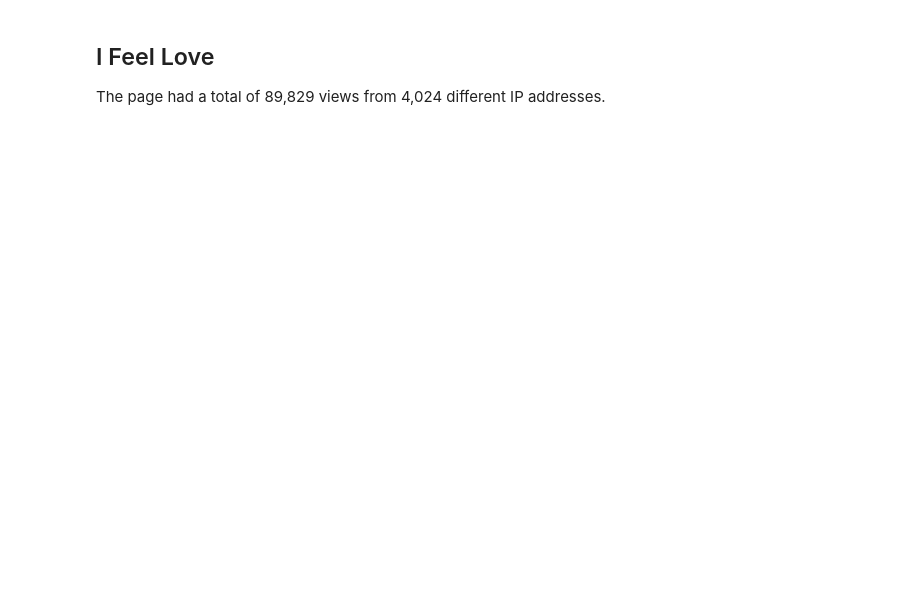
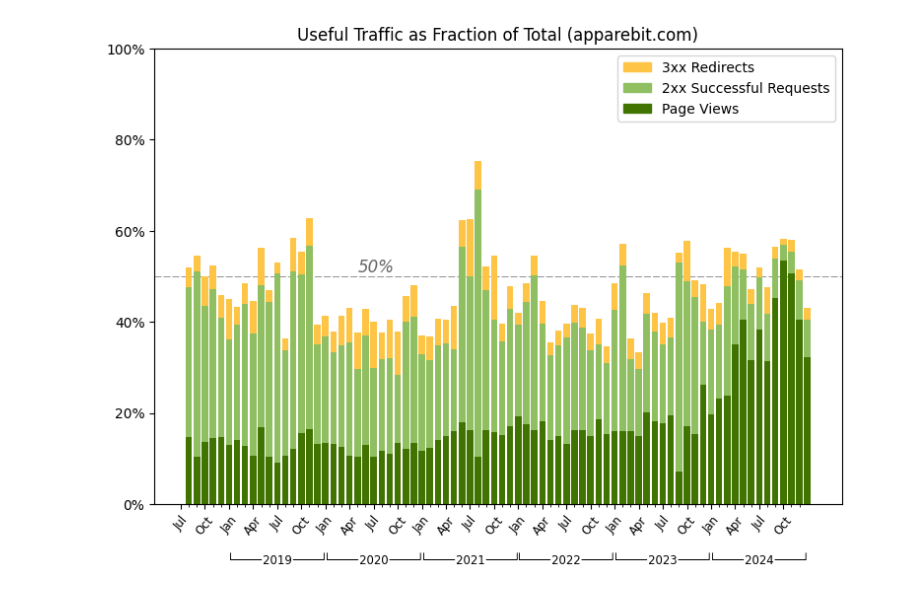
Before and after one commit to apparebit/analog, a Jupyter notebook: report.ipynb, the cells around one changed output. Saved outputs shown, nothing was run; the diff lists cells and outputs as text; code cells hidden in the pictures; blank space fills up the shorter version.

```diff
--- a/report.ipynb
+++ b/report.ipynb
@@ -151,19 +30,6 @@ Top 20 Client Error Paths
-# %%
-views = data.only.successful().only.humans().only.GET().only.markup()
-feel_love = views.only.equals("cool_path", "/blog/2019/i-feel-love")
-
-total = len(feel_love.data)
-unique = len(feel_love.unique_values("client_address").data)
-
-display(HTML(
-    f"""
-    <h2>I Feel Love</h2>
-    <p>The page had a total of {total:,} views from {unique:,} different IP addresses.
-    """
-))
-
-# df = pd.DataFrame({"client_address": feel_love.value_counts("client_address").data.head(10).index}).merge(feel_love.data, how="left")
-# df["client_city"].drop_duplicates()
-# %% [output]
-I Feel Love
-The page had a total of 89,829 views from 4,024 different IP addresses.
+# %%
+# Plot fraction of useful traffic
+analog.plot_monthly_percentage(summary)
+None
+# %% [output]
+[figure, added]
```
Also changed, not shown: parts of 9 cells of this notebook, 15 other files.
